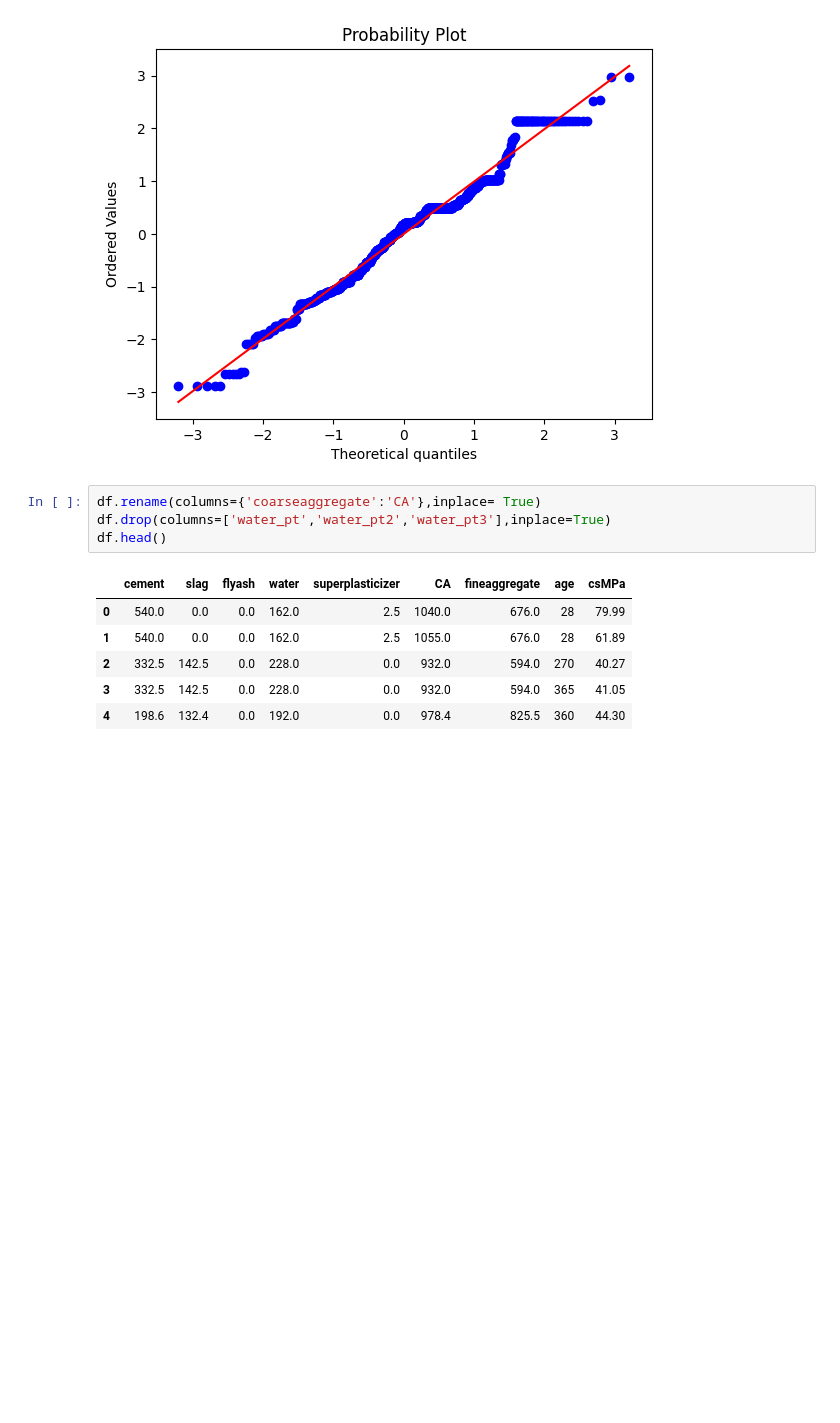
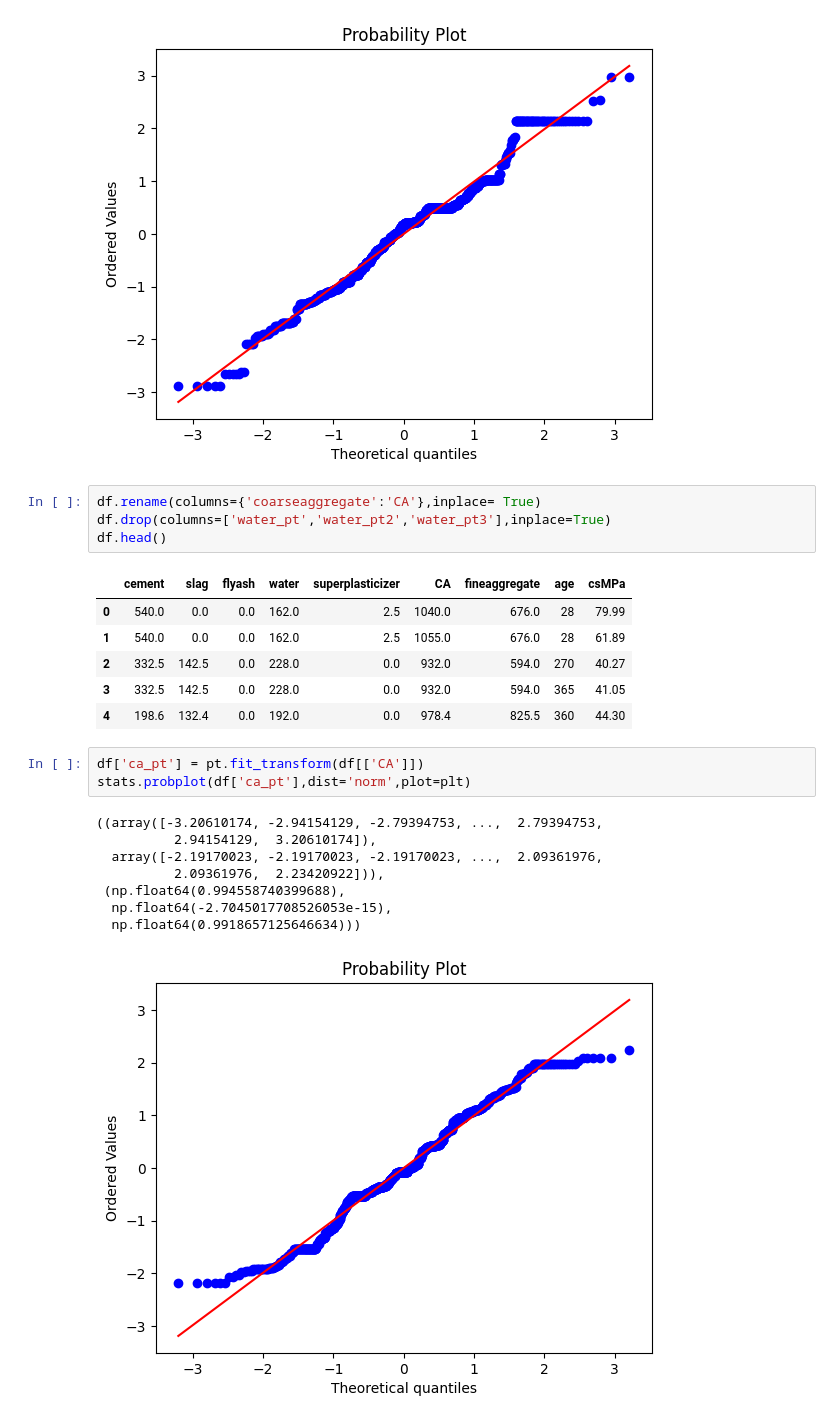
Before and after one commit to Shrikantlala24/Machine-learning, a Jupyter notebook: Feature engineering NB's/7-power-transform.ipynb, the cells around one changed output. Cells and saved outputs as stored; diff of their text form; blank space fills up the shorter version.

Commit message:
Kaggle Notebook | 7_power_transform | Version 4

```diff
--- a/Feature engineering NB's/7-power-transform.ipynb
+++ b/Feature engineering NB's/7-power-transform.ipynb
@@ -139,3 +139,15 @@ df.head()
 | 2 | 332.5 | 142.5 | 0.0 | 228.0 | 0.0 | 932.0 | 594.0 | 270 | 40.27 |
 | 3 | 332.5 | 142.5 | 0.0 | 228.0 | 0.0 | 932.0 | 594.0 | 365 | 41.05 |
 | 4 | 198.6 | 132.4 | 0.0 | 192.0 | 0.0 | 978.4 | 825.5 | 360 | 44.30 |
+# %%
+df['ca_pt'] = pt.fit_transform(df[['CA']])
+stats.probplot(df['ca_pt'],dist='norm',plot=plt)
+# %% [output]
+((array([-3.20610174, -2.94154129, -2.79394753, ...,  2.79394753,
+          2.94154129,  3.20610174]),
+  array([-2.19170023, -2.19170023, -2.19170023, ...,  2.09361976,
+          2.09361976,  2.23420922])),
+ (np.float64(0.994558740399688),
+  np.float64(-2.7045017708526053e-15),
+  np.float64(0.9918657125646634)))
+[figure, added]
```
Also changed, not shown: parts of 2 cells of this notebook.
